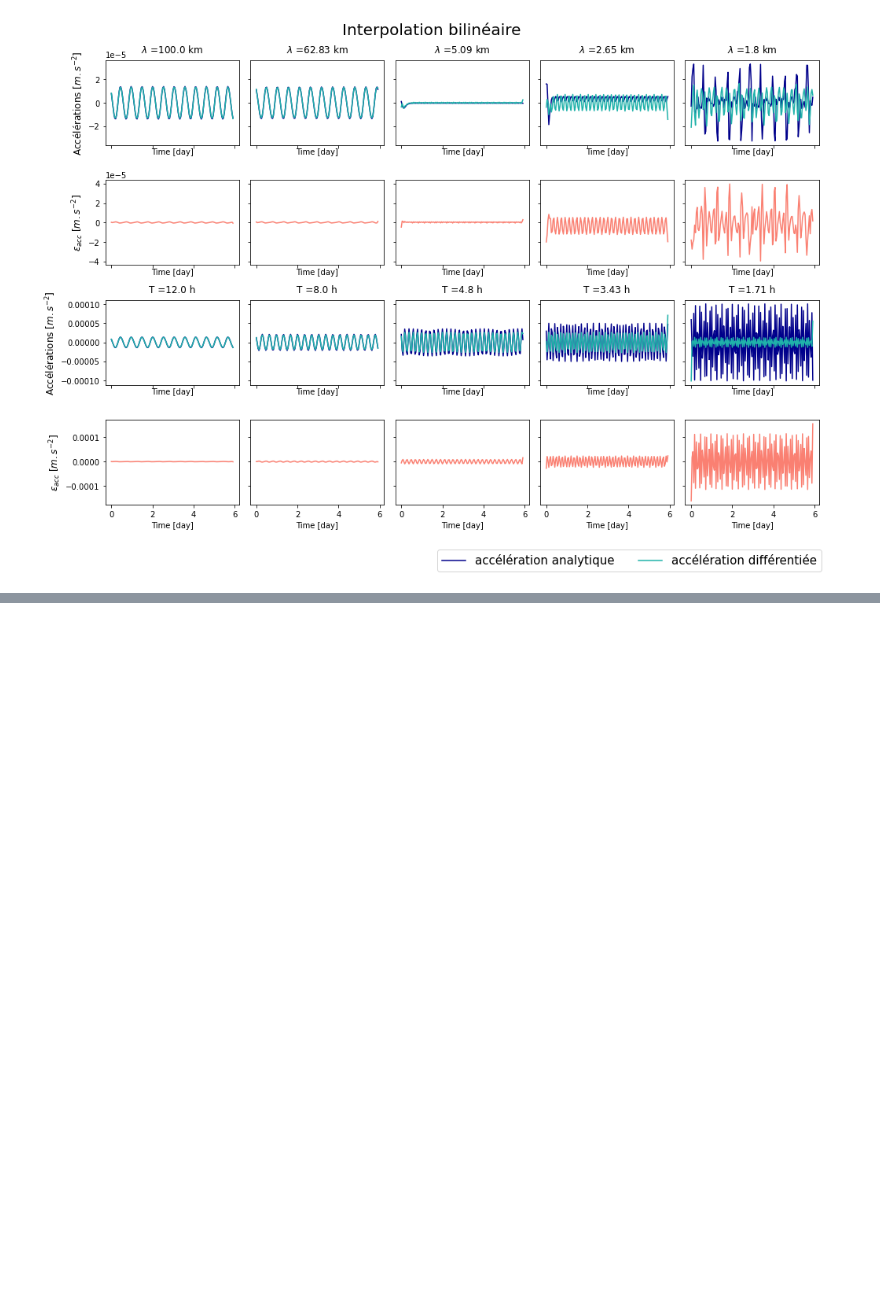
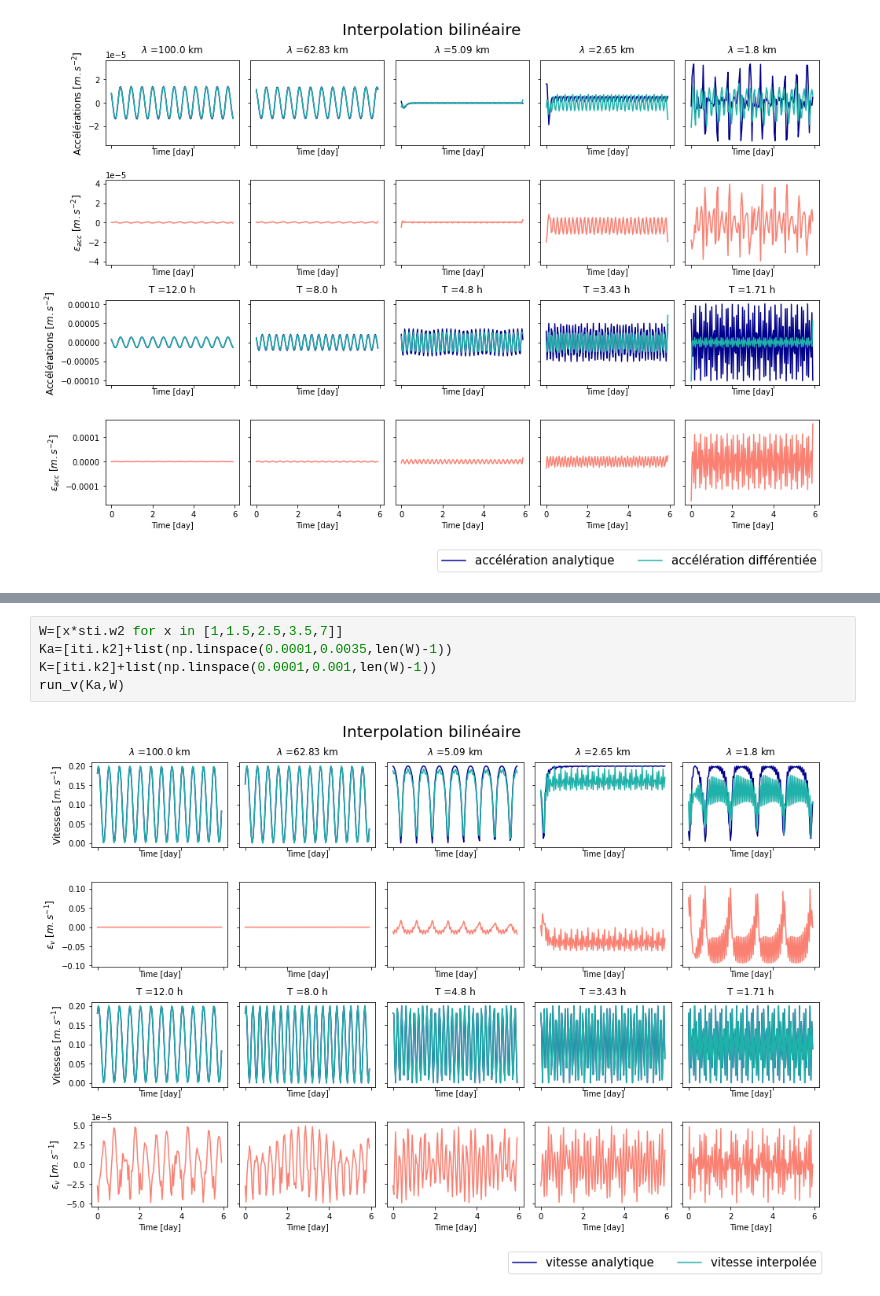
Before and after one commit to margot-demol/stage-m1, a Jupyter notebook: development/error_inter_ana_acc.ipynb, the cells around one changed output, grey strips where cells are left out. Drawn from its saved outputs; the diff is of its cells as text; blank space fills up the shorter version.

```diff
--- a/development/error_inter_ana_acc.ipynb
+++ b/development/error_inter_ana_acc.ipynb
@@ -138,0 +199,7 @@ run_acc(Ka,W, advected=0)
+# %%
+W=[x*sti.w2 for x in [1,1.5,2.5,3.5,7]]
+Ka=[iti.k2]+list(np.linspace(0.0001,0.0035,len(W)-1))
+K=[iti.k2]+list(np.linspace(0.0001,0.001,len(W)-1))
+run_v(Ka,W)
+# %% [output]
+[figure, added]
```
Also changed, not shown: parts of 6 cells of this notebook.
